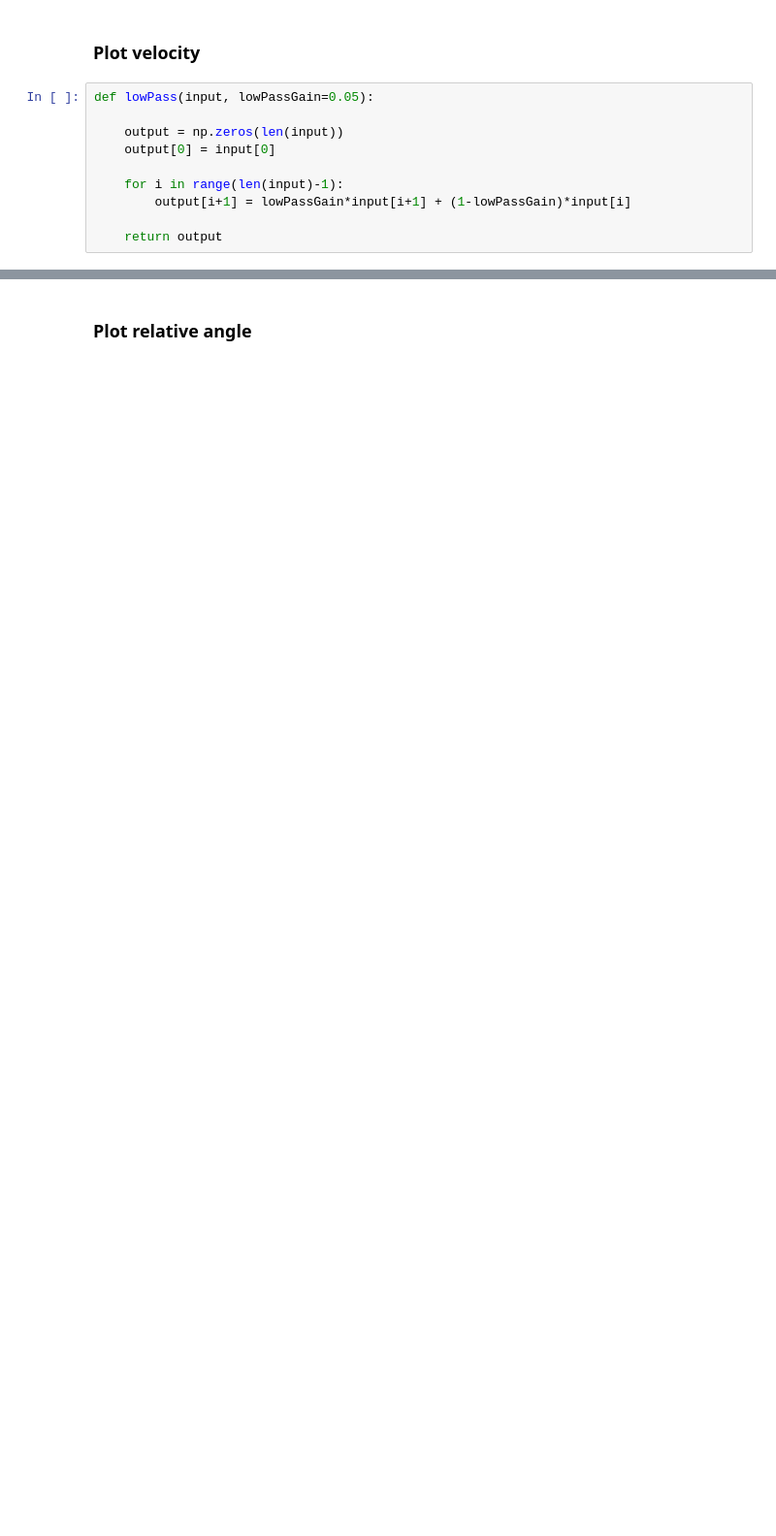
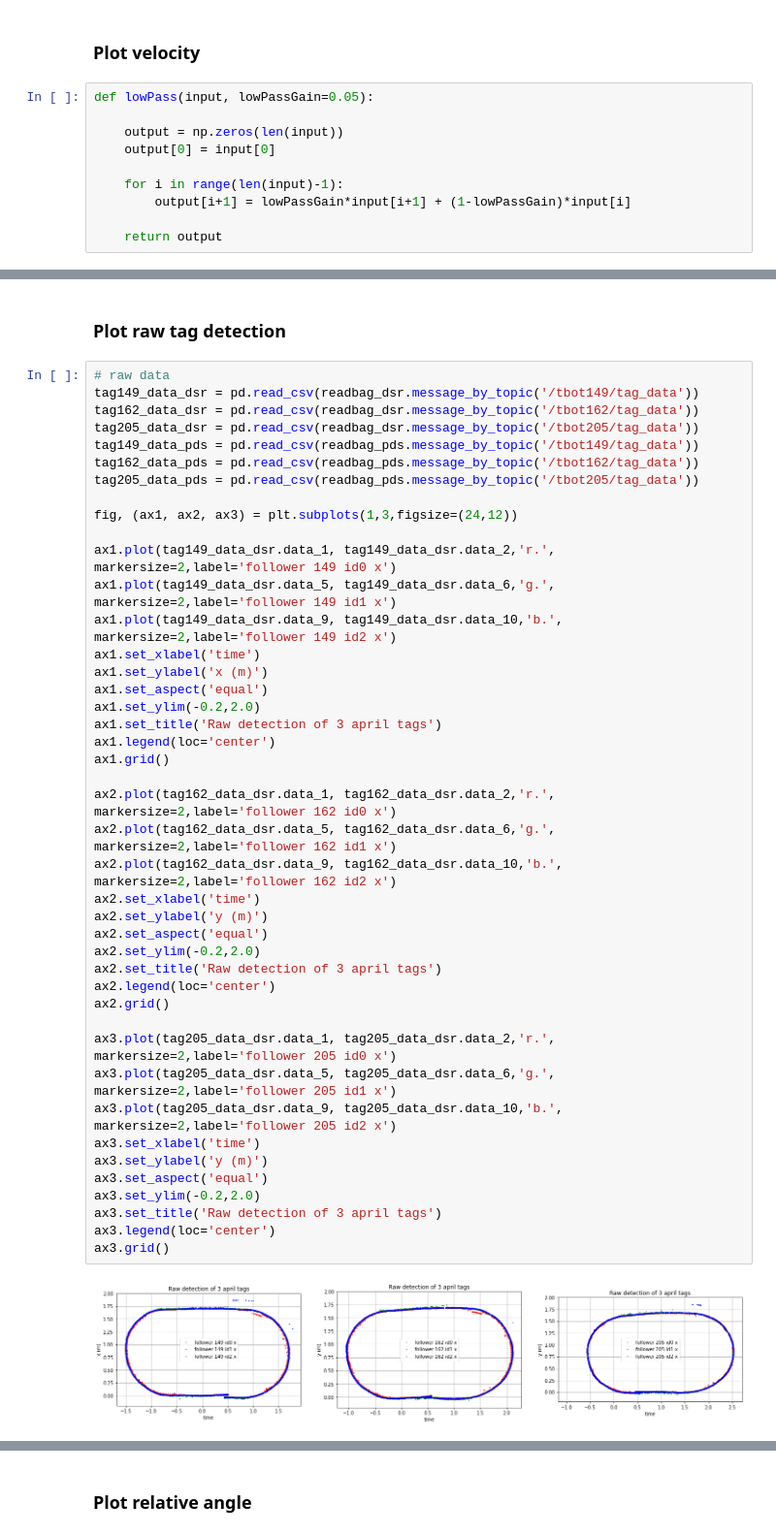
Before and after one commit to holyhenry/DSR_s_curve_tbot_test, a Jupyter notebook: plotting/scripts/data_visualize.ipynb, the cells around one changed output, grey strips where cells are left out. Shown at 97% size. Saved outputs shown, nothing was run; the diff lists cells and outputs as text; blank space fills up the shorter version.

```diff
--- a/plotting/scripts/data_visualize.ipynb
+++ b/plotting/scripts/data_visualize.ipynb
@@ -298,0 +304,47 @@ ax2.grid()
+# %% [markdown]
+### Plot raw tag detection
+# %%
+# raw data
+tag149_data_dsr = pd.read_csv(readbag_dsr.message_by_topic('/tbot149/tag_data'))
+tag162_data_dsr = pd.read_csv(readbag_dsr.message_by_topic('/tbot162/tag_data'))
+tag205_data_dsr = pd.read_csv(readbag_dsr.message_by_topic('/tbot205/tag_data'))
+tag149_data_pds = pd.read_csv(readbag_pds.message_by_topic('/tbot149/tag_data'))
+tag162_data_pds = pd.read_csv(readbag_pds.message_by_topic('/tbot162/tag_data'))
+tag205_data_pds = pd.read_csv(readbag_pds.message_by_topic('/tbot205/tag_data'))
+
+fig, (ax1, ax2, ax3) = plt.subplots(1,3,figsize=(24,12))
+
+ax1.plot(tag149_data_dsr.data_1, tag149_data_dsr.data_2,'r.', markersize=2,label='follower 149 id0 x')
+ax1.plot(tag149_data_dsr.data_5, tag149_data_dsr.data_6,'g.', markersize=2,label='follower 149 id1 x')
+ax1.plot(tag149_data_dsr.data_9, tag149_data_dsr.data_10,'b.', markersize=2,label='follower 149 id2 x')
+ax1.set_xlabel('time')
+ax1.set_ylabel('x (m)')
+ax1.set_aspect('equal')
+ax1.set_ylim(-0.2,2.0)
+ax1.set_title('Raw detection of 3 april tags')
+ax1.legend(loc='center')
+ax1.grid()
+
+ax2.plot(tag162_data_dsr.data_1, tag162_data_dsr.data_2,'r.', markersize=2,label='follower 162 id0 x')
+ax2.plot(tag162_data_dsr.data_5, tag162_data_dsr.data_6,'g.', markersize=2,label='follower 162 id1 x')
+ax2.plot(tag162_data_dsr.data_9, tag162_data_dsr.data_10,'b.', markersize=2,label='follower 162 id2 x')
+ax2.set_xlabel('time')
+ax2.set_ylabel('y (m)')
+ax2.set_aspect('equal')
+ax2.set_ylim(-0.2,2.0)
+ax2.set_title('Raw detection of 3 april tags')
+ax2.legend(loc='center')
+ax2.grid()
+
+ax3.plot(tag205_data_dsr.data_1, tag205_data_dsr.data_2,'r.', markersize=2,label='follower 205 id0 x')
+ax3.plot(tag205_data_dsr.data_5, tag205_data_dsr.data_6,'g.', markersize=2,label='follower 205 id1 x')
+ax3.plot(tag205_data_dsr.data_9, tag205_data_dsr.data_10,'b.', markersize=2,label='follower 205 id2 x')
+ax3.set_xlabel('time')
+ax3.set_ylabel('y (m)')
+ax3.set_aspect('equal')
+ax3.set_ylim(-0.2,2.0)
+ax3.set_title('Raw detection of 3 april tags')
+ax3.legend(loc='center')
+ax3.grid()
+# %% [output]
+[figure, added]
```
Also changed, not shown: parts of 11 cells of this notebook, 6 other files.
